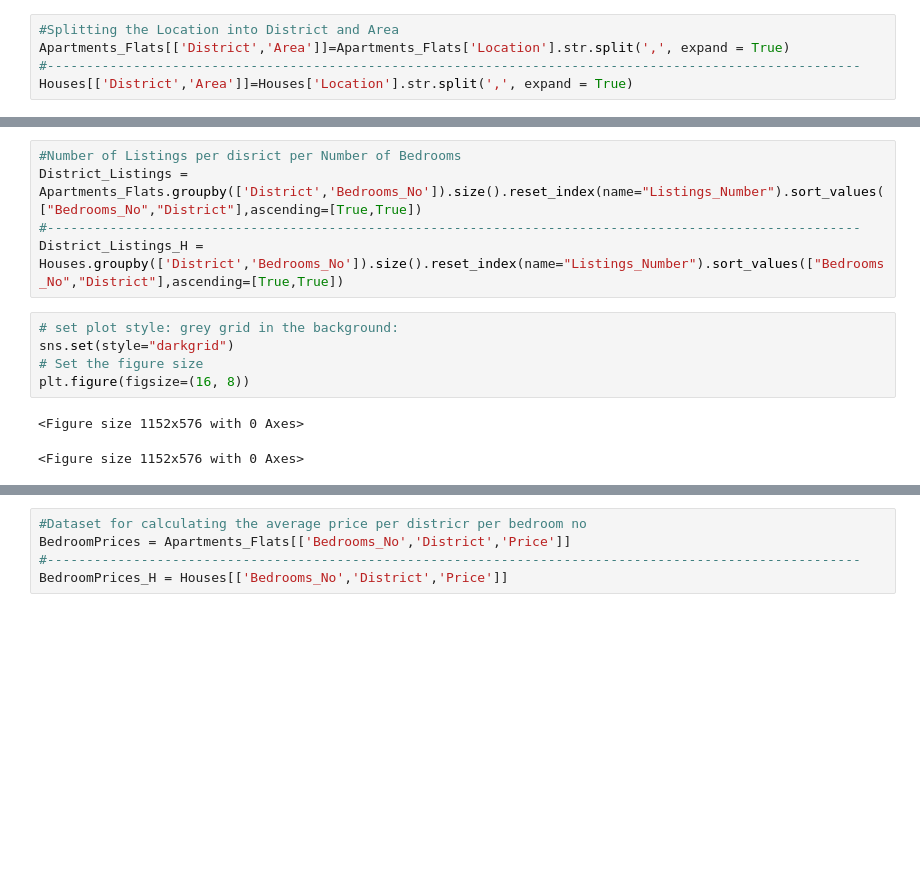
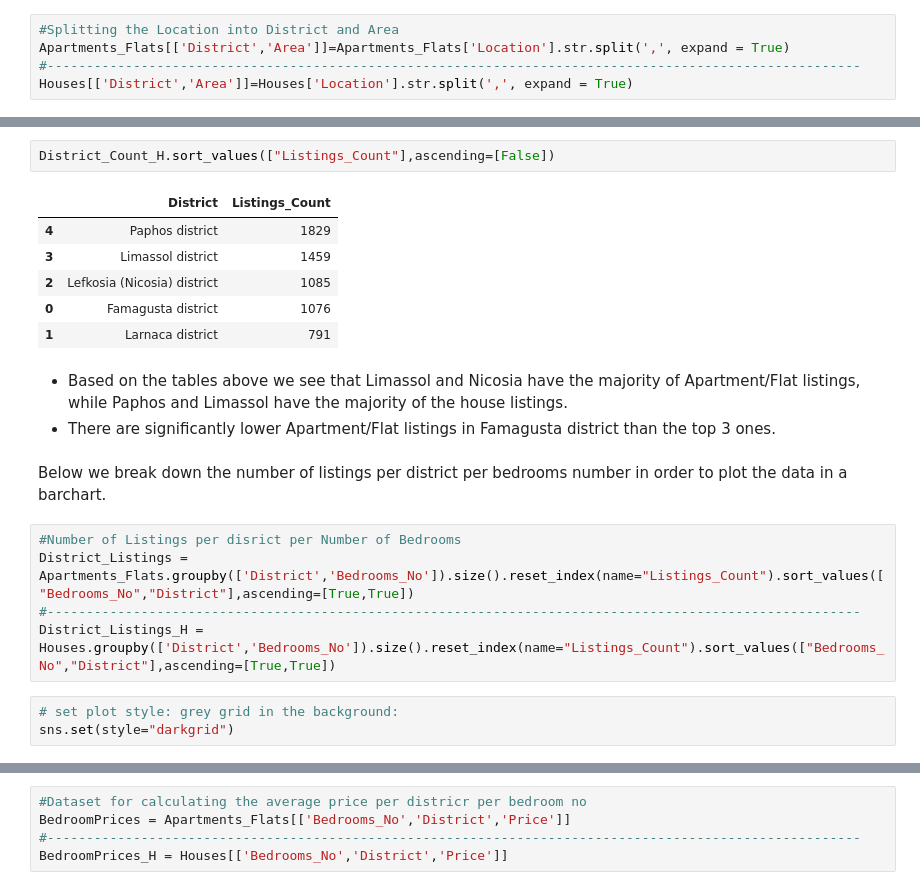
Before and after one commit to spyrou-andre/Data-Analyst-Portfolio, a Jupyter notebook: Housing-Prices/Jupyter_Notebook_Code.ipynb, the cells around one changed output, grey strips where cells are left out. Drawn from its saved outputs; the diff is of its cells as text; blank space fills up the shorter version.

```diff
--- a/Housing-Prices/Jupyter_Notebook_Code.ipynb
+++ b/Housing-Prices/Jupyter_Notebook_Code.ipynb
@@ -370,16 +387,25 @@ District_Count_H = Houses.groupby(['District']).size().reset_index(name="Distric
+# %%
+District_Count_H.sort_values(["Listings_Count"],ascending=[False])
+# %% [output]
+|  | District | Listings_Count |
+| 4 | Paphos district | 1829 |
+| 3 | Limassol district | 1459 |
+| 2 | Lefkosia (Nicosia) district | 1085 |
+| 0 | Famagusta district | 1076 |
+| 1 | Larnaca district | 791 |
+# %% [markdown]
+- Based on the tables above we see that Limassol and Nicosia have the majority of Apartment/Flat listings, while Paphos and Limassol have the majority of the house listings.
+- There are significantly lower Apartment/Flat listings in Famagusta district than the top 3 ones.
+# %% [markdown]
+Below we break down the number of listings per district per bedrooms number in order to plot the data in a barchart.
 # %%
 #Number of Listings per disrict per Number of Bedrooms
-District_Listings = Apartments_Flats.groupby(['District','Bedrooms_No']).size().reset_index(name="Listings_Number").sort_values(["Bedrooms_No","District"],ascending=[True,True])
+District_Listings = Apartments_Flats.groupby(['District','Bedrooms_No']).size().reset_index(name="Listings_Count").sort_values(["Bedrooms_No","District"],ascending=[True,True])
 #--------------------------------------------------------------------------------------------------------
-District_Listings_H = Houses.groupby(['District','Bedrooms_No']).size().reset_index(name="Listings_Number").sort_values(["Bedrooms_No","District"],ascending=[True,True])
+District_Listings_H = Houses.groupby(['District','Bedrooms_No']).size().reset_index(name="Listings_Count").sort_values(["Bedrooms_No","District"],ascending=[True,True])
 # %%
 # set plot style: grey grid in the background:
 sns.set(style="darkgrid")
-# Set the figure size
-plt.figure(figsize=(16, 8))
-# %% [output]
-<Figure size 1152x576 with 0 Axes>
-<Figure size 1152x576 with 0 Axes>
 # %%
 plt.figure(figsize=(10,4))
 #Plot that shows the number of listings per bedroom No per District
```
Also changed, not shown: parts of 34 cells of this notebook.
